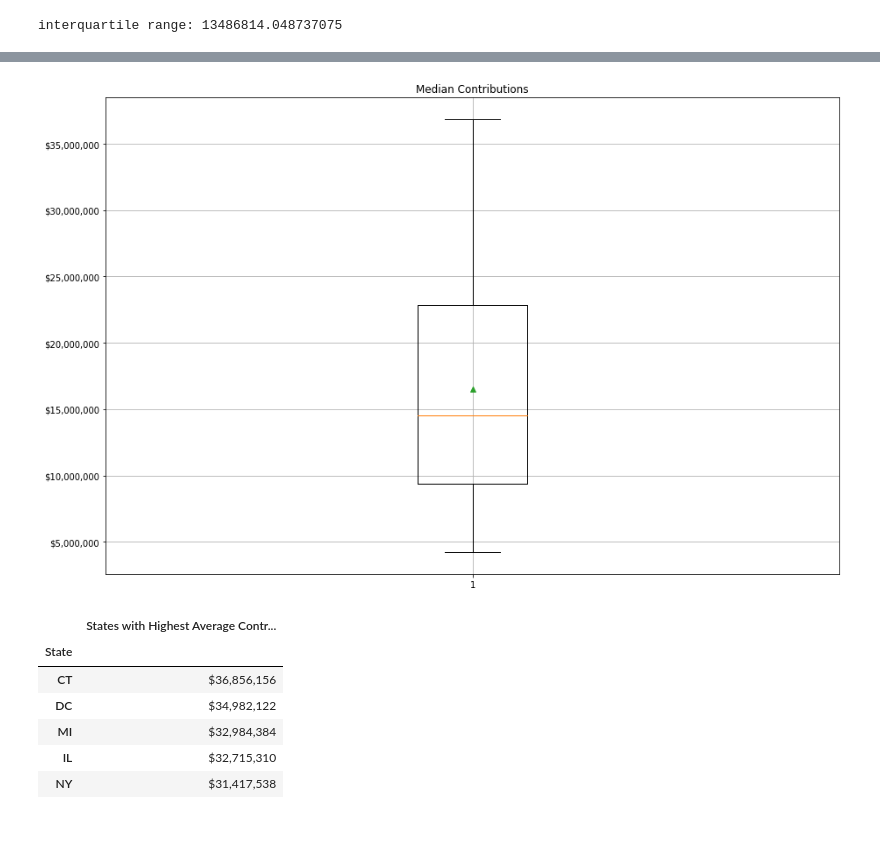
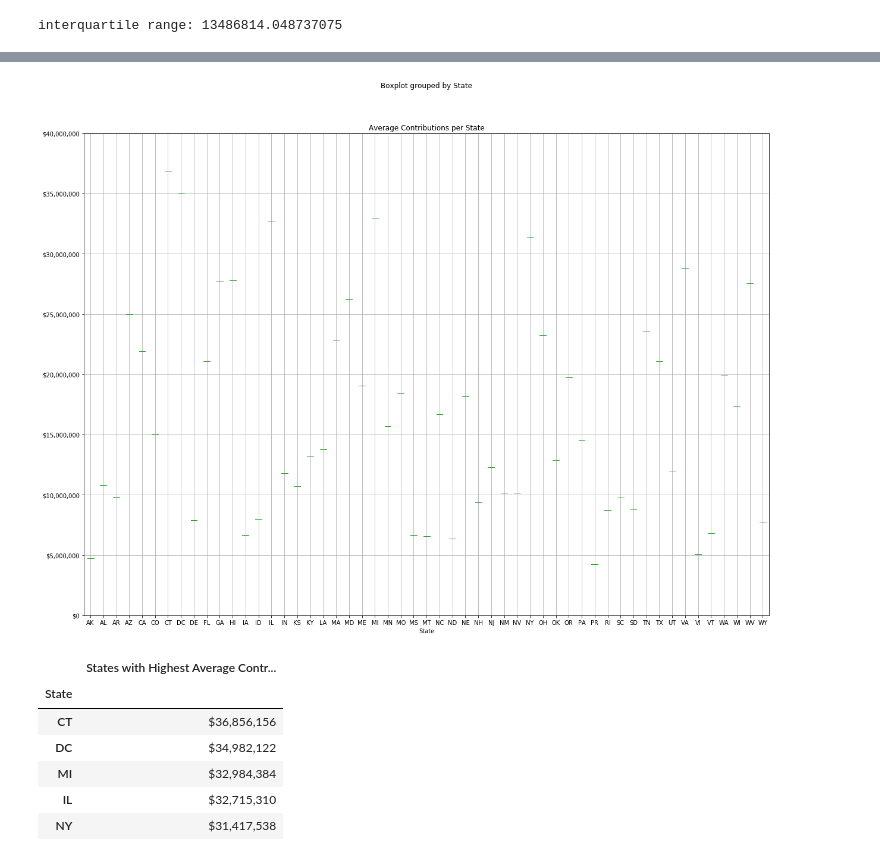
Before and after one commit to randyn/project-one, a Jupyter notebook: State_observations.ipynb, the cells around one changed output, grey strips where cells are left out. Drawn from its saved outputs; the diff is of its cells as text; code cells hidden in the pictures; blank space fills up the shorter version.

```diff
--- a/State_observations.ipynb
+++ b/State_observations.ipynb
@@ -90,22 +91,19 @@ plt.savefig("png/Box_Plot Charity Ratings by State.png")
 # Charities per State
 # %%
 %matplotlib inline
-
-# Set x axis and tick locations
-x_axis = state
-tick_locations = [value for value in x_axis]
+all_states = all_states.sort_values(by="Number of Charities per State",ascending=False)
 
 colors= ['red','blue','green','yellow','gold','purple','orange','lightgreen','lightcoral','pink','cyan']
 
 # Create a list indicating where to write x labels and set figure size to adjust for space
 plt.figure(figsize=(20,8))
-plt.bar(x_axis, all_states["Number of Charities per State"], color=colors, alpha=0.75, align="center")
-plt.xticks(tick_locations, state, rotation="vertical")
-plt.title("Number of Charities per State")
-plt.xlabel("States")
-plt.ylabel("Number of Charities")
+plt.bar(all_states.index, all_states["Number of Charities per State"], color=colors, alpha=0.75, align="center")
+plt.title("Number of Charities per State",size=20)
+plt.xlabel("States", size=15)
+plt.ylabel("Number of Charities", size=15)
 plt.tight_layout()
-plt.margins(0.01,0.03)
+plt.tick_params(labelsize=15)
+plt.margins(0.02,0.03)
 plt.savefig("png/Count of Charities per State.png")
 plt.show()
 # %% [output]
@@ -198,17 +203,14 @@ interquartile range: 13486814.048737075
 # %%
 %matplotlib inline
 from matplotlib.ticker import StrMethodFormatter
 
-# Create box plot
-plt.figure(figsize=(15,10))
-plt.boxplot(arr, showmeans=True)
-plt.title("Median Contributions")
+
+cont_boxplot = all_states.boxplot(column='Average Contributions per State', by="State", figsize=(20, 15))
 plt.gca().yaxis.set_major_formatter(StrMethodFormatter('${x:,.0f}'))
-plt.grid()
-plt.savefig("png/BoxPlot Median Contributions.png")
-plt.show()
+cont_boxplot.set_ylim(0, 40000000)
+plt.savefig("png/Contributions Groupe by State.png")
 # %% [output]
-[figure, old version]
+[figure, new version]
 # %%
 # largest by avg. contribution(income)
 
```
Also changed, not shown: parts of 7 cells of this notebook, 3 other files.
